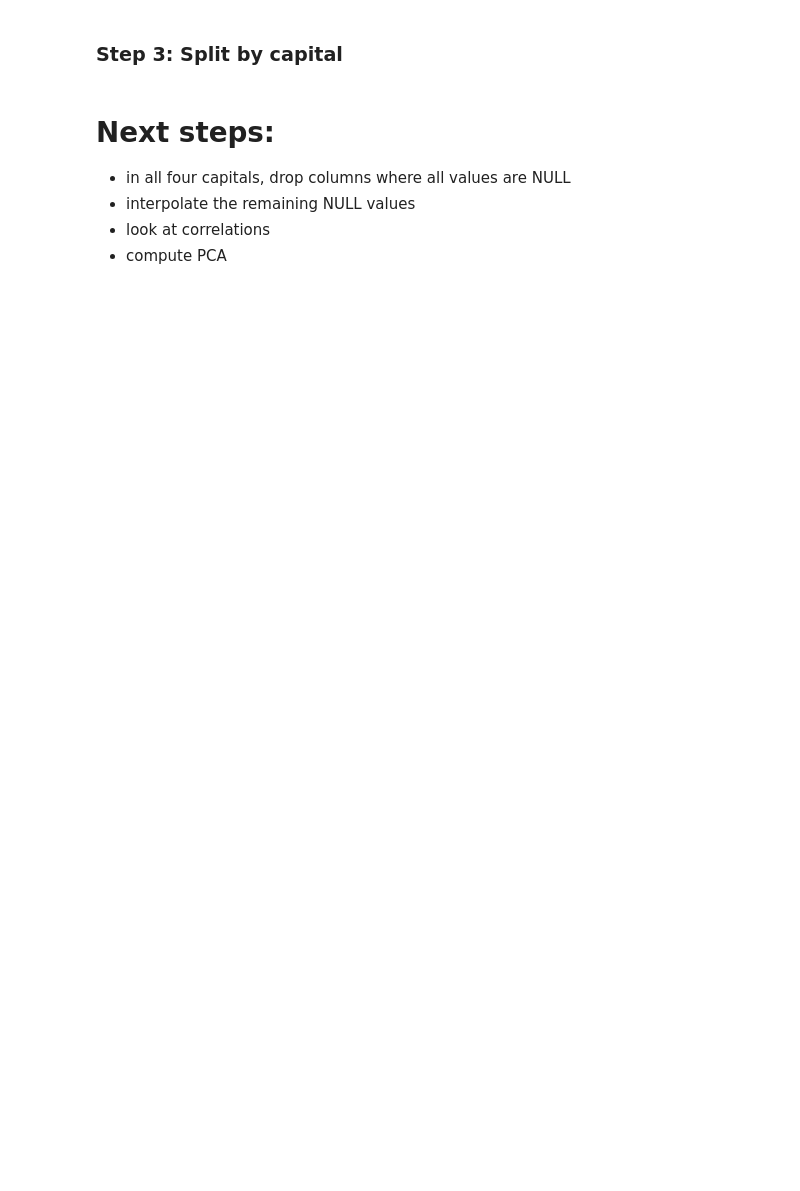
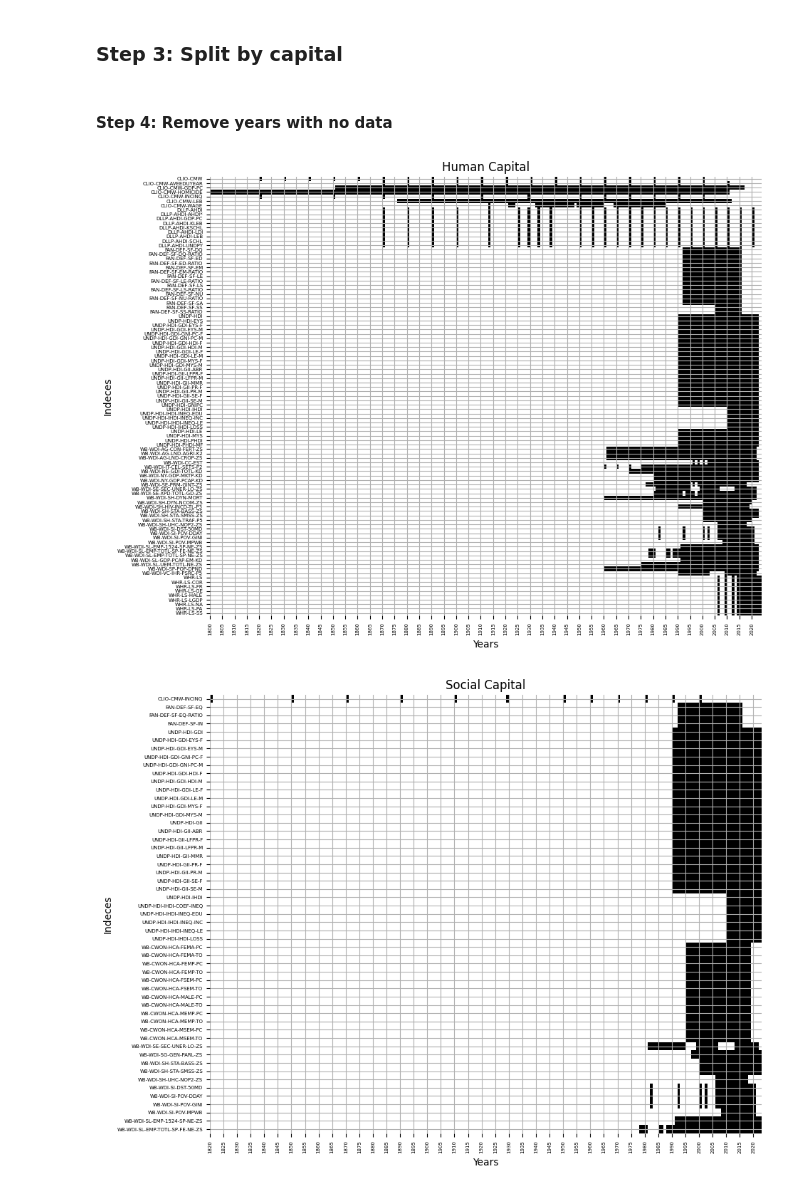
Before and after one commit to B-Lab-Switzerland/sipi-data-analysis, a Jupyter notebook: notebooks/Country_Level/correlation_analysis.ipynb, the cells around one changed output. Cells and saved outputs as stored; diff of their text form; code cells hidden in the pictures; blank space fills up the shorter version.

```diff
--- a/notebooks/Country_Level/correlation_analysis.ipynb
+++ b/notebooks/Country_Level/correlation_analysis.ipynb
@@ -69,19 +122,19 @@ capital_map = {"Human": list(wise_db["Metrics Info"].loc[wise_db["Metrics Info"]
 # %%
 wise_ch_by_capitals = dict()
 
-for cap in ["Human", "Social", "Natural", "Economic"]:
+for cap in four_capitals:
     wise_ch_by_capitals[cap] = {k: v for (k,v) in wise_ch_ind__nonconst.items() if k in capital_map[cap]}
 # %%
 # Find minimal and maximal recording year per capital
 year_ranges = dict()
 
-for cap in ["Human", "Social", "Natural", "Economic"]:
+for cap in four_capitals:
     [min_years, max_years] = list(zip(*[(df["Year"].min(), df["Year"].max()) for _, df in wise_ch_by_capitals[cap].items()]))
     year_ranges[cap] = range(min(min_years), max(max_years)+1)
 # %%
 wise_capitals_ch = dict()
 
-for cap in ["Human", "Social", "Natural", "Economic"]:
+for cap in four_capitals:
     df = pd.DataFrame(index=wise_ch_by_capitals[cap].keys(), columns=[y for y in year_ranges[cap]])
 
     for index in df.index:
@@ -92,9 +145,27 @@ for cap in ["Human", "Social", "Natural", "Economic"]:
                 df.loc[index, year] = val.values[0]
 
     wise_capitals_ch[cap] = df
-# %% [markdown]
-# Next steps:
-- in all four capitals, drop columns where all values are NULL
-- interpolate the remaining NULL values
-- look at correlations
-- compute PCA
+# %% [markdown]
+#### Step 4: Remove years with no data
+# %%
+for cap in four_capitals:
+    wise_capitals_ch[cap].dropna(axis="columns", how="all", inplace=True)
+# %%
+for cap in four_capitals:
+    fig, ax = plt.subplots(figsize=(10,8))
+    sns.heatmap(wise_capitals_ch[cap].isnull(),
+                cbar=False,        # Hide color bar
+                cmap=['black', 'white'],  # black = not null, white = null
+                yticklabels=True)
+
+    plt.grid(True)
+    plt.xticks(range(0,max(wise_capitals_ch[cap].columns)-min(wise_capitals_ch[cap].columns),5),
+               [y for y in wise_capitals_ch[cap].columns][::5], fontsize=5)
+    plt.yticks(fontsize=5)
+    plt.xlabel("Years")
+    plt.ylabel("Indeces")
+    plt.title(cap + " Capital")
+    fig.savefig("./valueAvailabilityMap_" + cap + "Capital.pdf")
+# %% [output]
+[figure, added]
+[figure, added]
```
Also changed, not shown: parts of 30 cells of this notebook, 12 other files.
